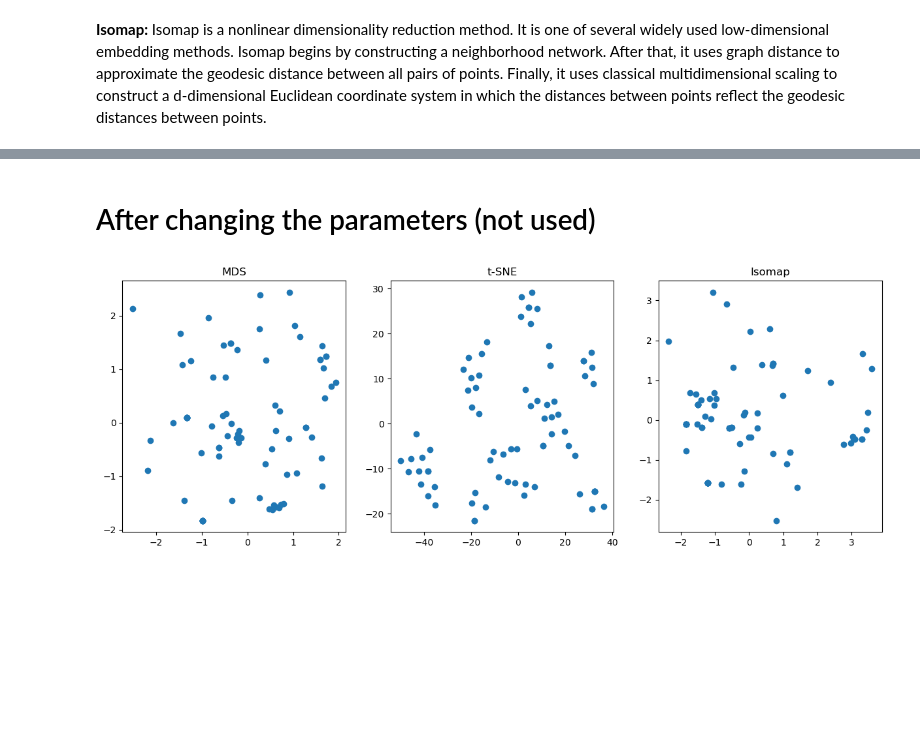
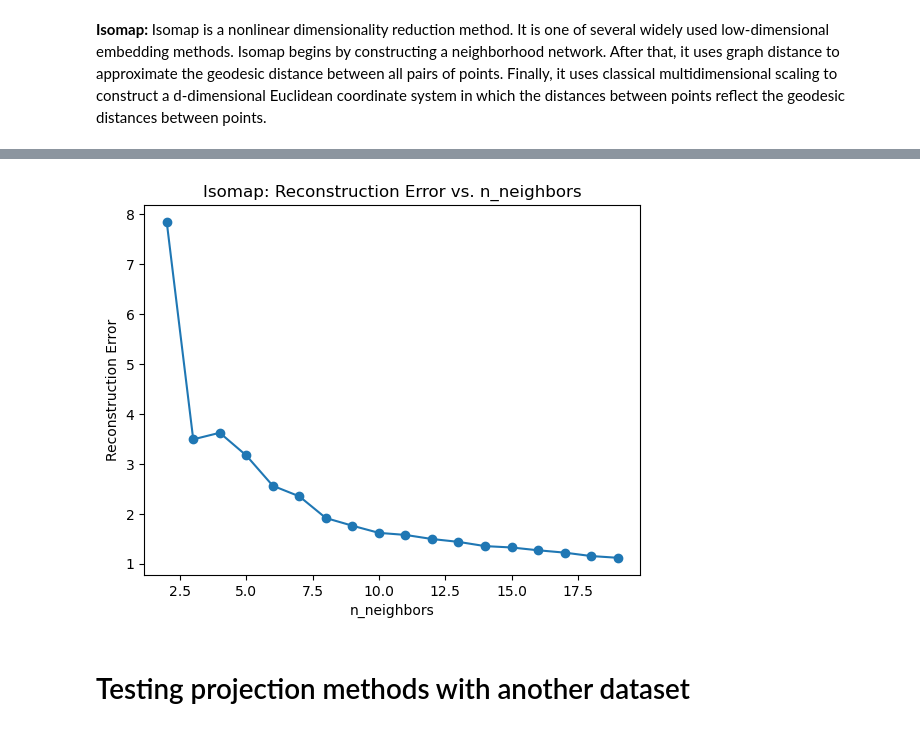
Before and after one commit to mauro-vb/graph-visualization-project, a Jupyter notebook: step6.ipynb, the cells around one changed output, grey strips where cells are left out. Drawn from its saved outputs; the diff is of its cells as text; code cells hidden in the pictures; blank space fills up the shorter version.

```diff
--- a/step6.ipynb
+++ b/step6.ipynb
@@ -163,28 +207,19 @@ plt.show()
-# %% [markdown]
-# After changing the parameters (not used)
-# %%
-fig, axs = plt.subplots(1, 3, figsize=(15, 5))
-
-# MDS with adjusted parameters
-mds = manifold.MDS(n_components=2, dissimilarity="euclidean", random_state=6)
-results = mds.fit(1-S)
-coords = results.embedding_
-axs[0].scatter(coords[:, 0], coords[:, 1], marker = 'o')
-axs[0].set_title('MDS')
-
-# t-SNE with adjusted parameters
-tsne = manifold.TSNE(n_components=2, perplexity=10, learning_rate=1, random_state=0, metric='euclidean')
-Y = tsne.fit_transform(1-S)
-axs[1].scatter(Y[:, 0], Y[:, 1], marker = 'o')
-axs[1].set_title('t-SNE')
-
-# ISOMAP with adjusted parameters
-iso = manifold.Isomap(n_neighbors=15, n_components=2)
-iso.fit(1-S)
-manifold_2Da = iso.transform(1-S)
-axs[2].scatter(manifold_2Da[:, 0], manifold_2Da[:, 1], marker = 'o')
-axs[2].set_title('Isomap')
-
-plt.show()
-# %% [output]
-[figure, removed]
+# %%
+reconstruction_errors = []
+n_neighbors_options = range(2, 20)  # Vary this range as needed.
+
+for n_neighbors in n_neighbors_options:
+    iso = manifold.Isomap(n_neighbors=n_neighbors, n_components=2)
+    iso.fit(1 - S)
+    reconstruction_errors.append(iso.reconstruction_error())
+
+# Plot the reconstruction error
+plt.plot(n_neighbors_options, reconstruction_errors, marker='o')
+plt.xlabel('n_neighbors')
+plt.ylabel('Reconstruction Error')
+plt.title('Isomap: Reconstruction Error vs. n_neighbors')
+plt.show()
+# %% [output]
+[figure, added]
+# %% [markdown]
+# Testing projection methods with another dataset
```
Also changed, not shown: parts of 18 cells of this notebook.
